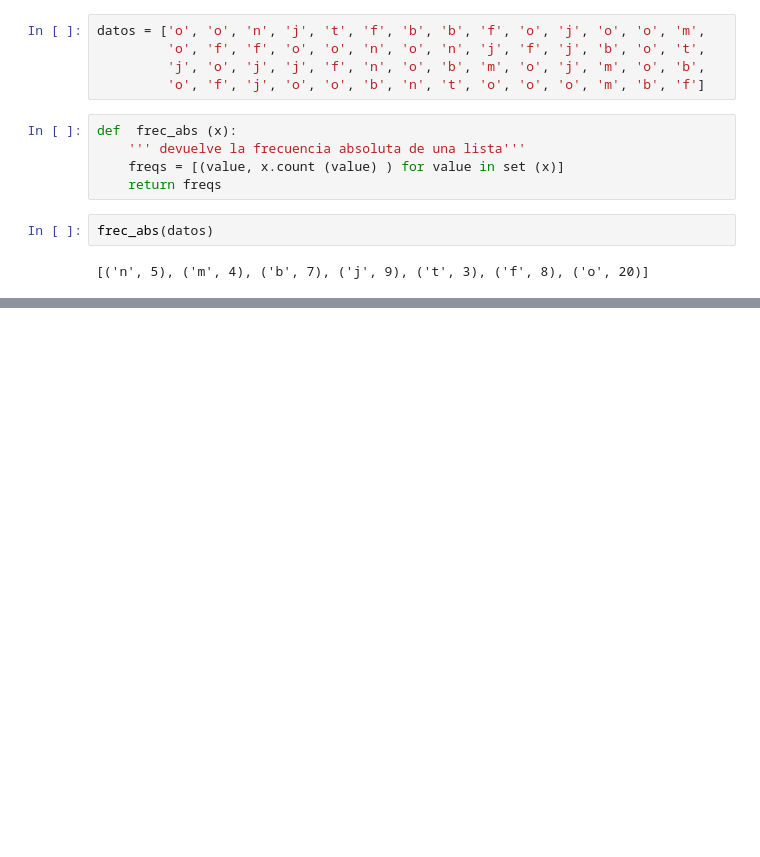
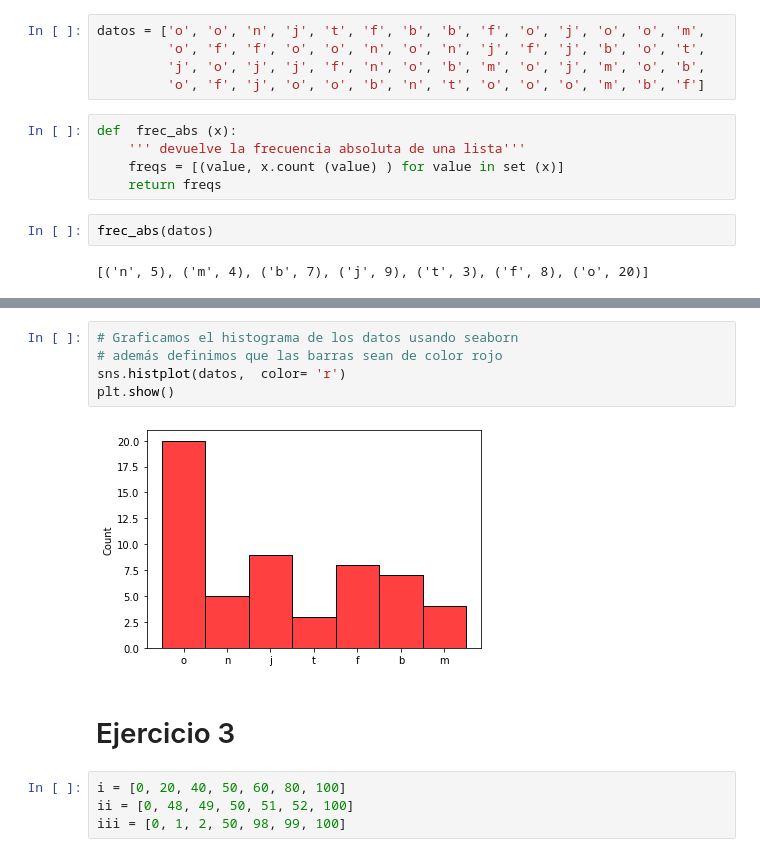
Before and after one commit to rofonseca/Probabilidad_y_Estadistica, a Jupyter notebook: Practico1/PyE2023_Practico1.ipynb, the cells around one changed output, grey strips where cells are left out. Saved outputs shown, nothing was run; the diff lists cells and outputs as text; blank space fills up the shorter version.

```diff
--- a/Practico1/PyE2023_Practico1.ipynb
+++ b/Practico1/PyE2023_Practico1.ipynb
@@ -22,0 +50,13 @@ frec_abs(datos)
+# %%
+# Graficamos el histograma de los datos usando seaborn
+# además definimos que las barras sean de color rojo
+sns.histplot(datos,  color= 'r')
+plt.show()
+# %% [output]
+[figure, added]
+# %% [markdown]
+# Ejercicio 3
+# %%
+i = [0, 20, 40, 50, 60, 80, 100]
+ii = [0, 48, 49, 50, 51, 52, 100]
+iii = [0, 1, 2, 50, 98, 99, 100]
```
Also changed, not shown: parts of 41 cells of this notebook.
